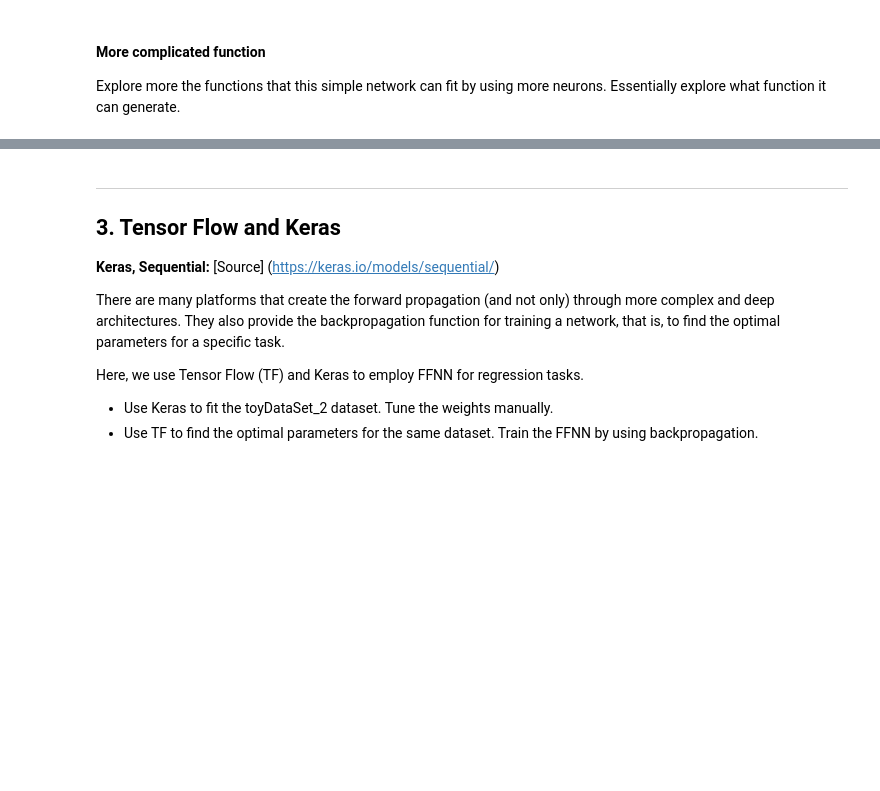
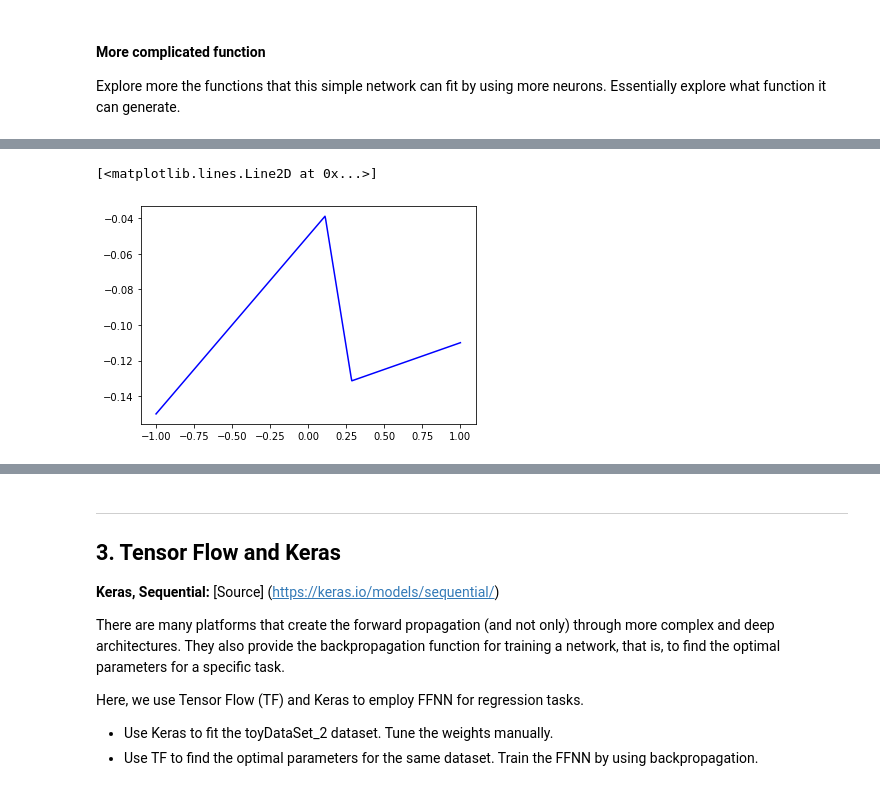
Before and after one commit to chksi/2019-CS109A, a Jupyter notebook: content/sections/section9/notebook/cs109a_section_9.ipynb, the cells around one changed output, grey strips where cells are left out. Drawn from its saved outputs; the diff is of its cells as text; code cells hidden in the pictures; blank space fills up the shorter version.

```diff
--- a/content/sections/section9/notebook/cs109a_section_9.ipynb
+++ b/content/sections/section9/notebook/cs109a_section_9.ipynb
@@ -195,0 +229,22 @@ $$l_1 = \sum_i^\text{neurons} w_{1i}x+b_{1i} = w^T_1 x + b_1  = w_1 \cdot x + b_
+# %%
+ones = np.ones((len(x_train),1))
+l1 = x_train
+l1 = np.append(l1, ones, axis=1)
+print(l1.shape)
+print(W1.shape)
+    # hidden layer: Affine and activation
+a1 = np.dot(W1, l1.T)
+h1 = g(a1)
+print(h1.shape)
+    # Output layer (linear layer) (2 steps)
+    # (a) Add a const column the h1 for the affine transformation
+ones = np.ones((len(x_train),1))
+print(ones.shape)
+print(h1.T.shape)
+H= np.append(h1.T, ones,axis=1).T
+print(H.shape)
+    # (b) Affine
+print(Wo.shape)
+a = np.dot(Wo,H)
+y_hat = a.T
+print(y_hat.shape)
@@ -329,32 +432,35 @@ plt.plot(x_train2, y_model_p,'b', label='FFNN' )
 # %%
 # Three Neurons
 w11 = -.1
 b11 = .3
 
 w12 = .9
 b12 = -.1
 
 w13 = .7
 b13 = -.2
 
 
 w21  = -1.
 w22  = -.7
-w33  = .8
+w23  = .8
 
 b2  = 0.25
 
 # First Layer
 W1 = np.array([[w11,b11], [w12,b12], [w13,b13]])
 # Output Layer (only one bias term)
-Wo = np.array([[w21,w22,w33, b2]])
+Wo = np.array([[w21,w22,w23, b2]])
 
 
 # run the model
 y_model_p = myFFNN(x_train2, W1, Wo )
 
 # plot the prediction and the ground truth
 plt.plot(x_train2, y_model_p,'b', label='FFNN' )
+# %% [output]
+[<matplotlib.lines.Line2D at 0x...>]
+[figure, added]
 # %%
 # Random numbers between a,b
 # (b-a) * np.random.random_sample((4, 4)) + a
```
Also changed, not shown: parts of 34 cells of this notebook, 5 other files.
